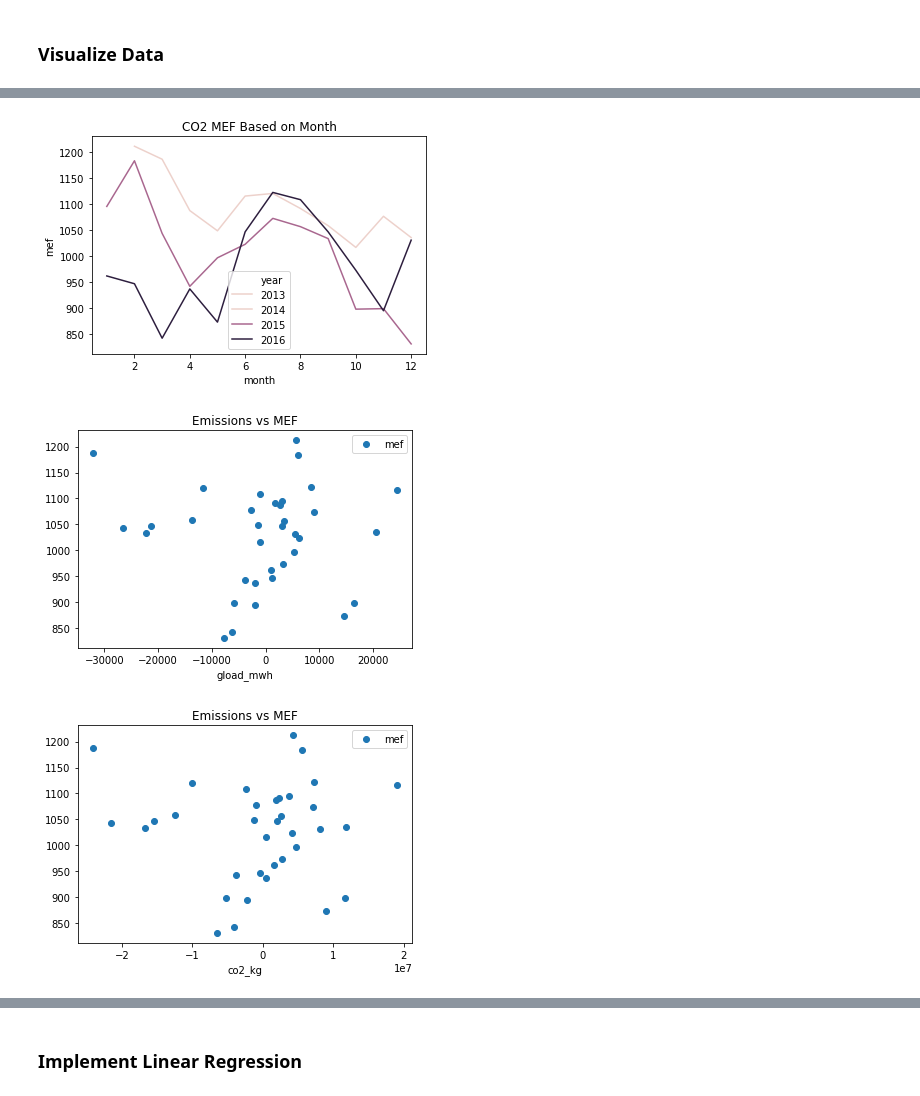
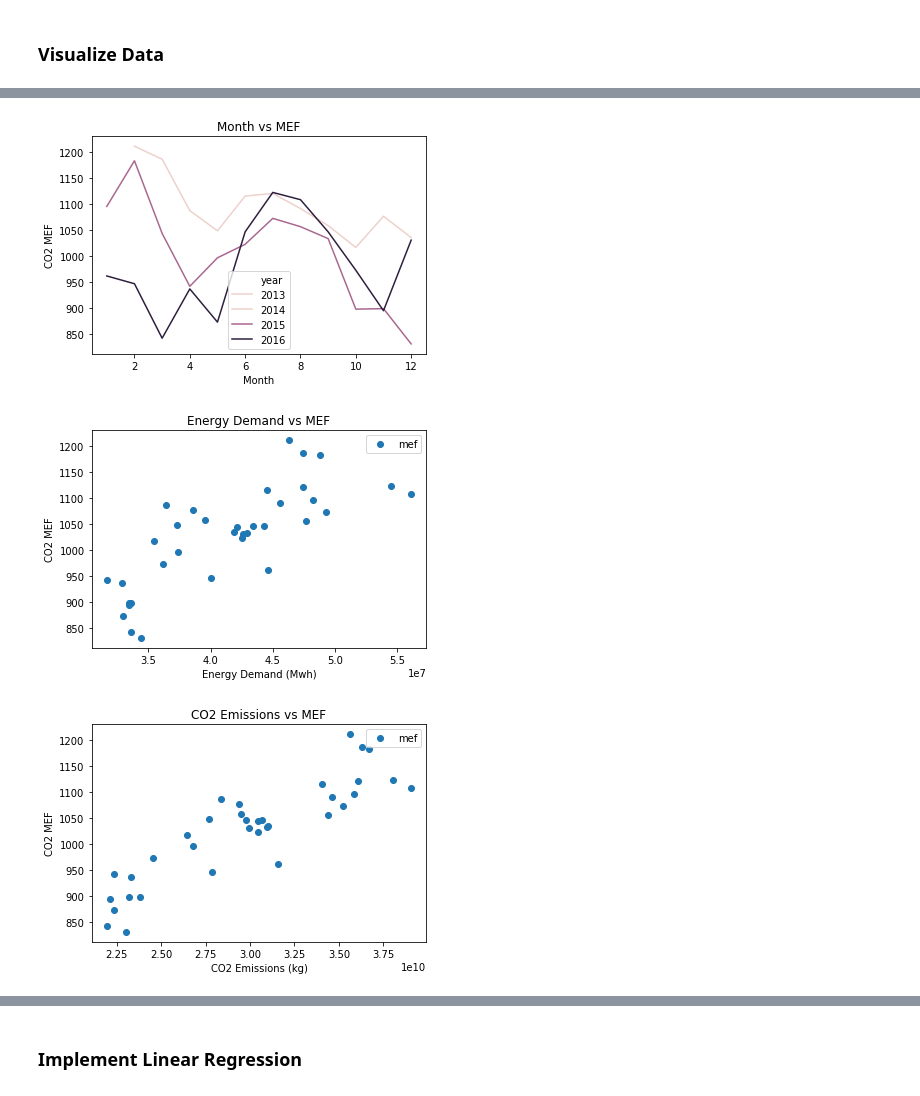
Before and after one commit to amy-wang/thesis2, a Jupyter notebook: reimplement_paper/mefs/uwo-thesis-data1.ipynb, the cells around one changed output, grey strips where cells are left out. Drawn from its saved outputs; the diff is of its cells as text; code cells hidden in the pictures.

```diff
--- a/reimplement_paper/mefs/uwo-thesis-data1.ipynb
+++ b/reimplement_paper/mefs/uwo-thesis-data1.ipynb
@@ -38,7 +30,7 @@ def label_year_month(df):
     return df
 # %%
 # Load ISO/RTO data, focus on PJM
-isorto_data1 = pd.read_csv("../data/formatted_data/cems_diffs_isorto.csv", index_col=0, parse_dates=[0])
+isorto_data1 = pd.read_csv("../data/formatted_data/cems_isorto.csv", index_col=0, parse_dates=[0])
 
 isorto_data1 = isorto_data1.loc[isorto_data1['isorto'] == 'PJM']
 isorto_data1 = label_year_month(isorto_data1)
@@ -54,6 +46,7 @@ df['prev_co2_mef'] = df.mef.shift(1)
 df = df.dropna()
 df = df.drop_duplicates(subset=['year', 'month'], keep='first')
 df = df[['year', 'month', 'co2_kg', 'so2_kg', 'nox_kg', 'pm25_kg', 'gload_mwh', 'prev_co2_mef', 'mef']]
+df['gload_mwh'] = df['gload_mwh'].abs()
 
 df.head()
 # %% [output]
@@ -78,2 +67,9 @@ y = df[['mef']]
 # %% [markdown]
 ### Visualize Data
+# %%
+k = 10 #number of variables for heatmap
+cols = corrmat.nlargest(k, 'mef')['mef'].index
+cm = np.corrcoef(df[cols].values.T)
+sns.set(font_scale=1.25)
+hm = sns.heatmap(cm, cbar=True, annot=True, square=True, fmt='.2f', annot_kws={'size': 10}, yticklabels=cols.values, xticklabels=cols.values)
+plt.show()
@@ -87,21 +101,29 @@ sns.heatmap(corrmat, vmax=.8, square=True)
 # %%
 sns.lineplot(x="month", y="mef", hue="year", data=df)
 
-plt.title("CO2 MEF Based on Month")
+plt.title("Month vs MEF")
+plt.xlabel('Month')
+plt.ylabel('CO2 MEF')
+
+
 plt.show()
 # %% [output]
-[figure, old version]
+[figure, new version]
 # %%
 df.plot(x='gload_mwh', y='mef', style='o')
 plt.title('Energy Demand vs MEF')
+plt.xlabel('Energy Demand (Mwh)')
+plt.ylabel('CO2 MEF')
 
 plt.show()
 # %% [output]
-[figure, old version]
+[figure, new version]
 # %%
 df.plot(x='co2_kg', y='mef', style='o')
-plt.title('Emissions vs MEF')
+plt.title('CO2 Emissions vs MEF')
+plt.xlabel('CO2 Emissions (kg)')
+plt.ylabel('CO2 MEF')
 
 plt.show()
 # %% [output]
-[figure, old version]
+[figure, new version]
```
Also changed, not shown: parts of 29 cells of this notebook, 1 other file.
